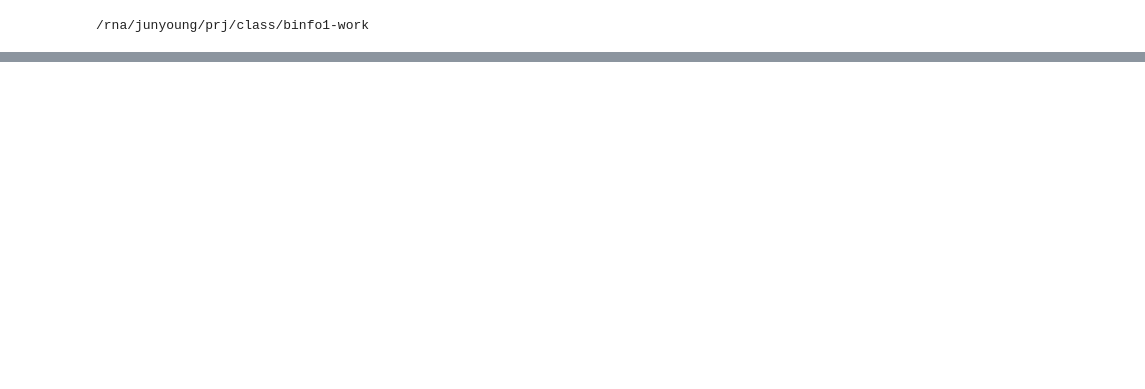
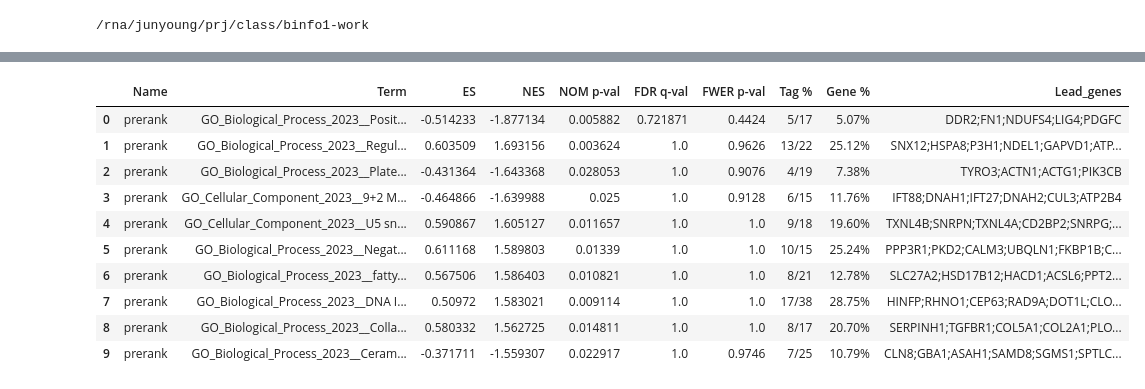
Before and after one commit to jjun7793/2024snubinfo_term, a Jupyter notebook: Junyoung_Park_2024snubinfo.ipynb, the cells around one changed output, grey strips where cells are left out. Cells and saved outputs as stored; diff of their text form; code cells hidden in the pictures; blank space fills up the shorter version.

```diff
--- a/Junyoung_Park_2024snubinfo.ipynb
+++ b/Junyoung_Park_2024snubinfo.ipynb
@@ -127,0 +88,5 @@ gp = GProfiler(return_dataframe=True)
+# %%
+cnts_sorted['clip_enrichment'] = rpm['CLIP-35L33G.bam']/rpm['RNA-control.bam'].copy()
+cnts_sorted['rden_change'] = (rpm['RPF-siLin28a.bam']/rpm['RNA-siLin28a.bam']) / (rpm['RPF-siLuc.bam']/rpm['RNA-siLuc.bam']).copy()
+cnts_sorted = cnts_sorted.dropna()
+cnts_sorted
@@ -127,0 +148,22 @@ gp = GProfiler(return_dataframe=True)
+# %%
+def batched(iterable, n):
+    items = []
+    for item in iterable:
+        items.append(item)
+        if len(items) == n:
+            yield items
+            items = []
+    if items:
+        yield items
+
+bm = gp.biomart.Biomart()
+results = []
+
+for batch in batched(total_gene_list, 300):
+    res = bm.query(dataset='mmusculus_gene_ensembl',
+                   attributes=['ensembl_gene_id', 'external_gene_name'],
+                   filters={'ensembl_gene_id': batch})
+    results.append(res)
+
+results = pd.concat(results)
+results.head()
@@ -127,0 +177,3 @@ gp = GProfiler(return_dataframe=True)
+# %%
+total_genenames = results['external_gene_name'].dropna().drop_duplicates().tolist()
+len(total_genenames)
@@ -185,0 +234,5 @@ None
+# %%
+preranked_clip = pd.concat([pd.Series(total_genenames),np.log2(cnts_sorted['clip_enrichment']).reset_index()], axis=1, ignore_index=True).drop(1, axis=1).dropna().copy()
+preranked_clip = preranked_clip.sort_values(by=[2], ascending=False)
+preranked_clip[0] = preranked_clip[0].str.upper().dropna().drop_duplicates()
+preranked_clip
@@ -185,0 +253,8 @@ None
+# %%
+pre_res_clip = gp.prerank(preranked_clip, gene_sets=['GO_Biological_Process_2023','GO_Cellular_Component_2023', 'GO_Molecular_Function_2023'],
+                     permutation_num=5000, threads=4,
+                     outdir=None,
+                     ascending=True,
+                     format='png', seed=42, verbose=True)
+pre_res_clip.res2d.head(10)
+# %% [output]
@@ -185,0 +271,11 @@ None
+|  | Name | Term | ES | NES | NOM p-val | FDR q-val | FWER p-val | Tag % | Gene % | Lead_genes |
+| 0 | prerank | GO_Biological_Process_2023__Posit... | -0.514233 | -1.877134 | 0.005882 | 0.721871 | 0.4424 | 5/17 | 5.07% | DDR2;FN1;NDUFS4;LIG4;PDGFC |
+| 1 | prerank | GO_Biological_Process_2023__Regul... | 0.603509 | 1.693156 | 0.003624 | 1.0 | 0.9626 | 13/22 | 25.12% | SNX12;HSPA8;P3H1;NDEL1;GAPVD1;ATP... |
+| 2 | prerank | GO_Biological_Process_2023__Plate... | -0.431364 | -1.643368 | 0.028053 | 1.0 | 0.9076 | 4/19 | 7.38% | TYRO3;ACTN1;ACTG1;PIK3CB |
+| 3 | prerank | GO_Cellular_Component_2023__9+2 M... | -0.464866 | -1.639988 | 0.025 | 1.0 | 0.9128 | 6/15 | 11.76% | IFT88;DNAH1;IFT27;DNAH2;CUL3;ATP2B4 |
+| 4 | prerank | GO_Cellular_Component_2023__U5 sn... | 0.590867 | 1.605127 | 0.011657 | 1.0 | 1.0 | 9/18 | 19.60% | TXNL4B;SNRPN;TXNL4A;CD2BP2;SNRPG;... |
+| 5 | prerank | GO_Biological_Process_2023__Negat... | 0.611168 | 1.589803 | 0.01339 | 1.0 | 1.0 | 10/15 | 25.24% | PPP3R1;PKD2;CALM3;UBQLN1;FKBP1B;C... |
+| 6 | prerank | GO_Biological_Process_2023__fatty... | 0.567506 | 1.586403 | 0.010821 | 1.0 | 1.0 | 8/21 | 12.78% | SLC27A2;HSD17B12;HACD1;ACSL6;PPT2... |
+| 7 | prerank | GO_Biological_Process_2023__DNA I... | 0.50972 | 1.583021 | 0.009114 | 1.0 | 1.0 | 17/38 | 28.75% | HINFP;RHNO1;CEP63;RAD9A;DOT1L;CLO... |
+| 8 | prerank | GO_Biological_Process_2023__Colla... | 0.580332 | 1.562725 | 0.014811 | 1.0 | 1.0 | 8/17 | 20.70% | SERPINH1;TGFBR1;COL5A1;COL2A1;PLO... |
+| 9 | prerank | GO_Biological_Process_2023__Ceram... | -0.371711 | -1.559307 | 0.022917 | 1.0 | 0.9746 | 7/25 | 10.79% | CLN8;GBA1;ASAH1;SAMD8;SGMS1;SPTLC... |
```
Also changed, not shown: parts of 25 cells of this notebook.
